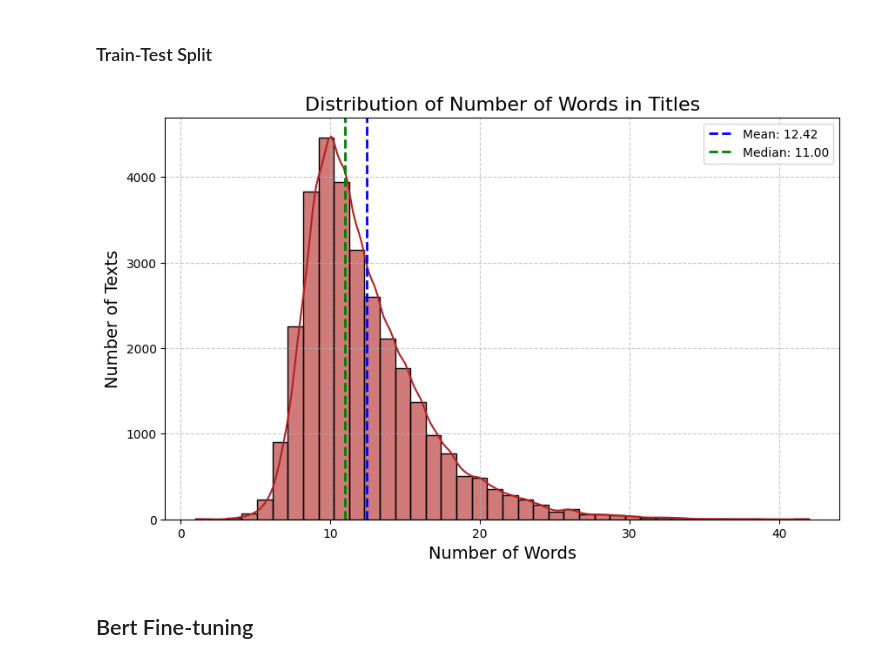
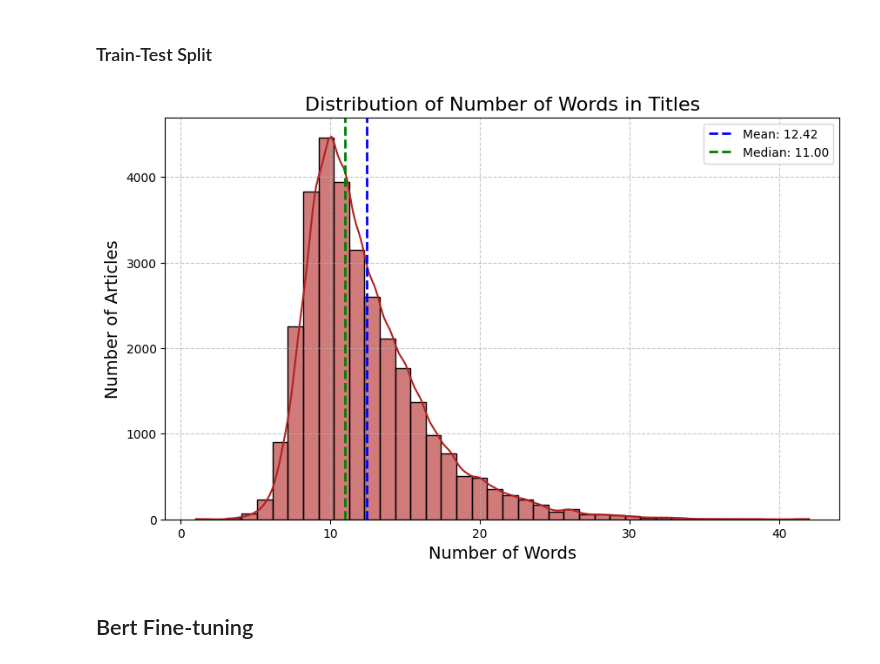
Before and after one commit to JessieLuo/AppliedMachineLearning, a Jupyter notebook: fakeNewsDetection.ipynb, the cells around one changed output. Drawn from its saved outputs; the diff is of its cells as text; code cells hidden in the pictures.

```diff
--- a/fakeNewsDetection.ipynb
+++ b/fakeNewsDetection.ipynb
@@ -62,3 +63,8 @@ true_df = pd.read_csv("./True.csv")
+# %%
+# fake_df = pd.read_csv("./Fake.csv")
+# true_df = pd.read_csv("./True.csv")
+fake_df = pd.read_csv("https://raw.githubusercontent.com/JessieLuo/AppliedMachineLearning/pitch/Fake.csv")
+true_df = pd.read_csv("https://raw.githubusercontent.com/JessieLuo/AppliedMachineLearning/pitch/True.csv")
 # %%
 fake_df.head()
 # %% [output]
@@ -271,33 +277,33 @@ val_text, test_text, val_labels, test_labels = train_test_split(temp_text, temp_
 # %%
 # Calculate the sequence lengths
 seq_len = [len(title.split()) for title in train_text]
 
 # Create the histogram
 plt.figure(figsize=(10, 6))  # Increase figure size for better readability
 sns.histplot(seq_len, bins=40, kde=True, color='firebrick', alpha=0.6)  # Add KDE for smooth distribution
 
 # Add mean and median lines
 mean_len = sum(seq_len) / len(seq_len)
 median_len = pd.Series(seq_len).median()
 
 plt.axvline(mean_len, color='blue', linestyle='dashed', linewidth=2, label=f'Mean: {mean_len:.2f}')
 plt.axvline(median_len, color='green', linestyle='dashed', linewidth=2, label=f'Median: {median_len:.2f}')
 
 # Add titles and labels
 plt.title('Distribution of Number of Words in Titles', fontsize=16)
 plt.xlabel('Number of Words', fontsize=14)
-plt.ylabel('Number of Texts', fontsize=14)
+plt.ylabel('Number of Articles', fontsize=14)
 
 # Add grid for better readability
 plt.grid(True, linestyle='--', alpha=0.7)
 
 # Show legend
 plt.legend()
 
 # Display the plot
 plt.show()
 # %% [output]
-[figure, old version]
+[figure, new version]
 # %% [markdown]
 ## Bert Fine-tuning
 # %%
```
Also changed, not shown: parts of 7 cells of this notebook.
